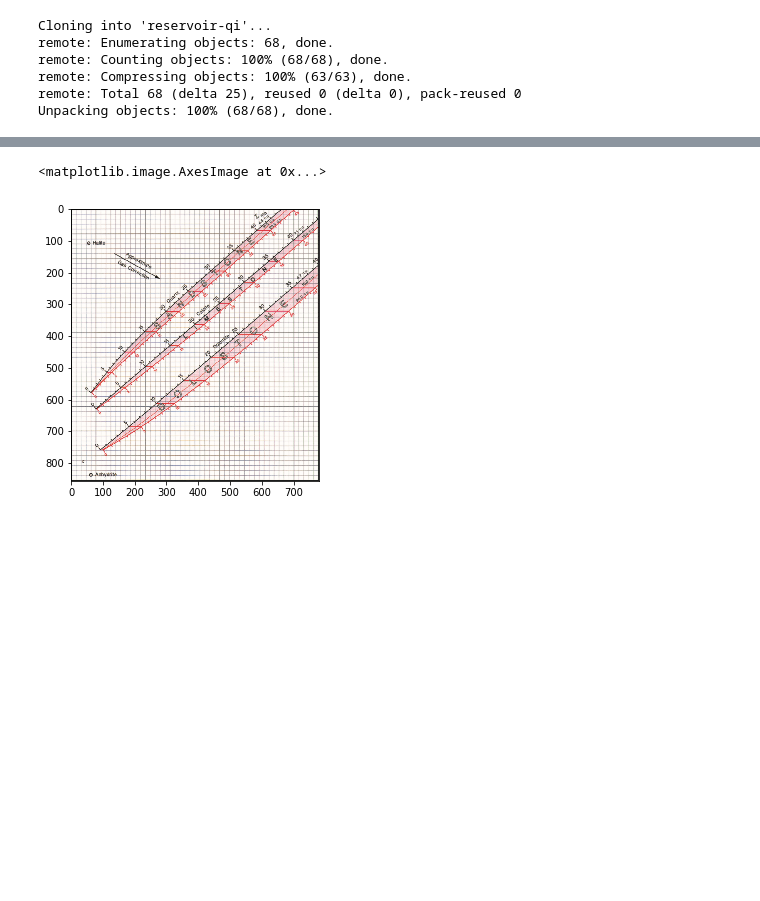
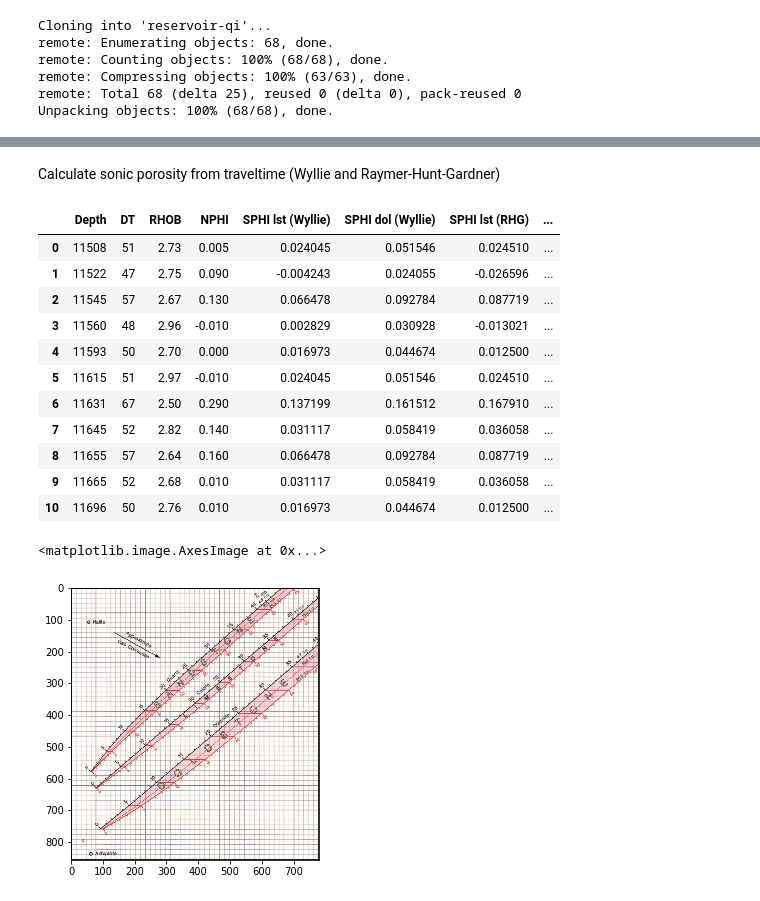
Before and after one commit to yohanesnuwara/reservoir-qi, a Jupyter notebook: porosity.ipynb, the cells around one changed output, grey strips where cells are left out. Saved outputs shown, nothing was run; the diff lists cells and outputs as text; code cells hidden in the pictures; blank space fills up the shorter version.

```diff
--- a/porosity.ipynb
+++ b/porosity.ipynb
@@ -14,3 +39,32 @@ Unpacking objects: 100% (68/68), done.
+# %% [markdown]
+Calculate sonic porosity from traveltime (Wyllie and Raymer-Hunt-Gardner)
+# %%
+# wyllie
+dtma_wyllie_lst = 47.6; dtma_wyllie_dol = 43.5 # us/ft, limestone and dolomite matrix traveltime using Wyllie (Tab 4.1)
+dtfl_water = 189
+sphi_wyllie_lst = (dt - dtma_wyllie_lst) / (dtfl_water - dtma_wyllie_lst)
+sphi_wyllie_dol = (dt - dtma_wyllie_dol) / (dtfl_water - dtma_wyllie_dol)
+# rhg
+dtma_rhg_lst = 49; dtma_rhg_dol = 44 # us/ft, limestone and dolomite matrix traveltime using Raymer-Hunt-Gardner (Tab 4.1)
+sphi_rhg_lst = (5 / 8) * ((dt - dtma_rhg_lst) / dt)
+sphi_rhg_dol = (5 / 8) * ((dt - dtma_rhg_dol) / dt)
+
+result = pd.DataFrame({"Depth": depth, "DT": dt, "RHOB": rhob, "NPHI": nphi, "SPHI lst (Wyllie)": sphi_wyllie_lst,
+                       "SPHI dol (Wyllie)": sphi_wyllie_dol, "SPHI lst (RHG)": sphi_rhg_lst, "SPHI dol (RHG)": sphi_rhg_dol})
+result
+# %% [output]
+|  | Depth | DT | RHOB | NPHI | SPHI lst (Wyllie) | SPHI dol (Wyllie) | SPHI lst (RHG) | ... |
+| 0 | 11508 | 51 | 2.73 | 0.005 | 0.024045 | 0.051546 | 0.024510 | ... |
+| 1 | 11522 | 47 | 2.75 | 0.090 | -0.004243 | 0.024055 | -0.026596 | ... |
+| 2 | 11545 | 57 | 2.67 | 0.130 | 0.066478 | 0.092784 | 0.087719 | ... |
+| 3 | 11560 | 48 | 2.96 | -0.010 | 0.002829 | 0.030928 | -0.013021 | ... |
+| 4 | 11593 | 50 | 2.70 | 0.000 | 0.016973 | 0.044674 | 0.012500 | ... |
+| 5 | 11615 | 51 | 2.97 | -0.010 | 0.024045 | 0.051546 | 0.024510 | ... |
+| 6 | 11631 | 67 | 2.50 | 0.290 | 0.137199 | 0.161512 | 0.167910 | ... |
+| 7 | 11645 | 52 | 2.82 | 0.140 | 0.031117 | 0.058419 | 0.036058 | ... |
+| 8 | 11655 | 57 | 2.64 | 0.160 | 0.066478 | 0.092784 | 0.087719 | ... |
+| 9 | 11665 | 52 | 2.68 | 0.010 | 0.031117 | 0.058419 | 0.036058 | ... |
+| 10 | 11696 | 50 | 2.76 | 0.010 | 0.016973 | 0.044674 | 0.012500 | ... |
 # %%
 neutron_density_xplot = plt.imread('/content/reservoir-qi/well-log-charts/Fig 4.11 Neutron-density crossplot.PNG')
 plt.figure(figsize=(15, 5))
```
Also changed, not shown: parts of 6 cells of this notebook.
